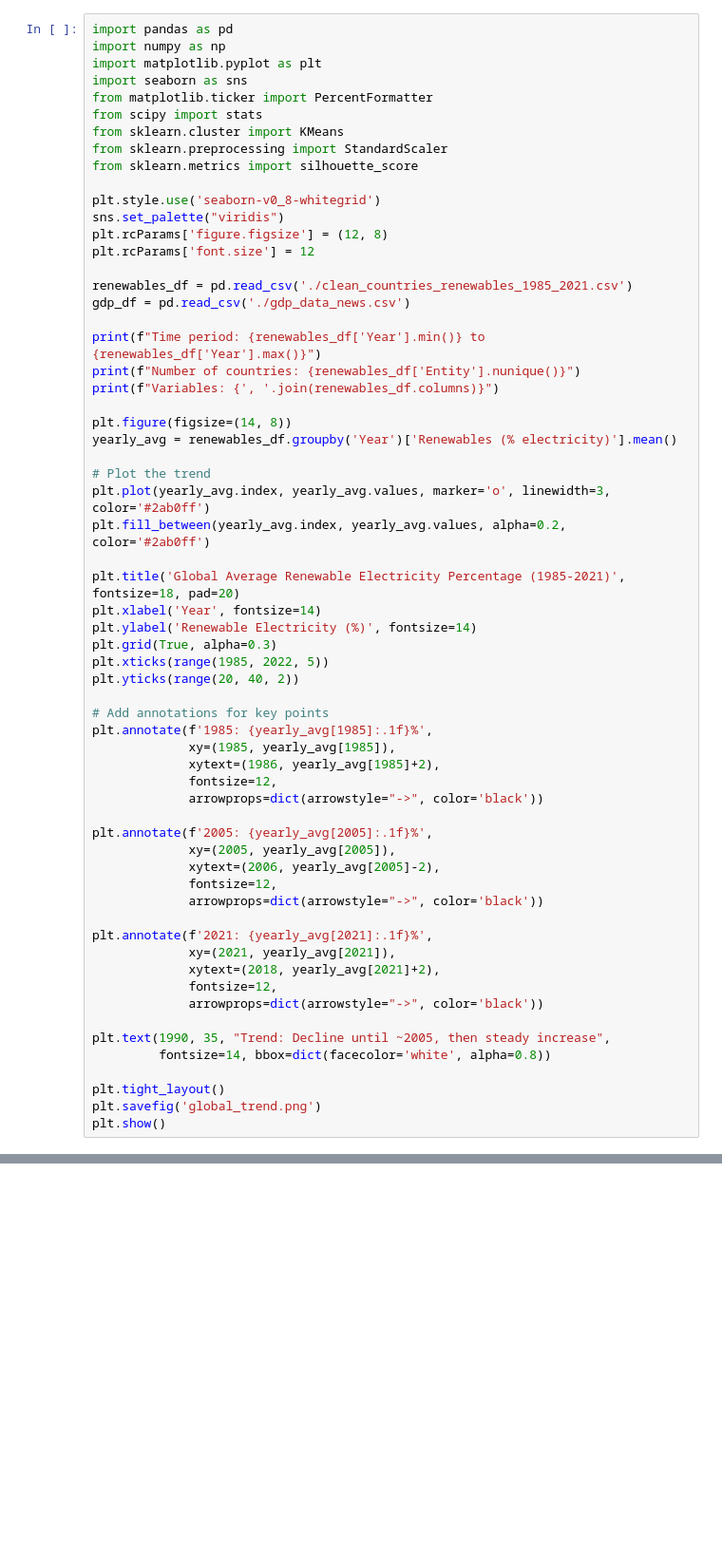
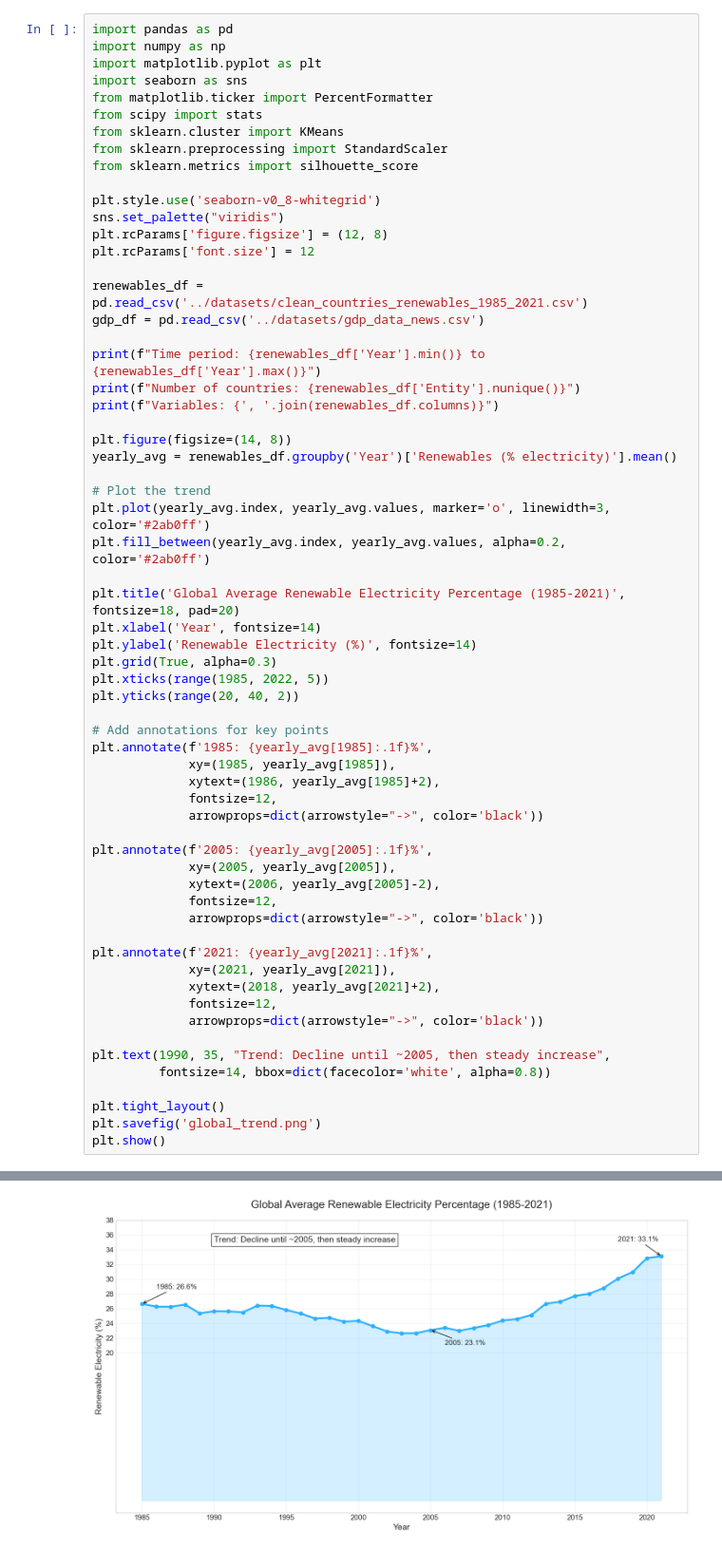
Before and after one commit to JakiEz/Renwable_Analysis, a Jupyter notebook: objective1/EDA_beofre_K.ipynb, the cells around one changed output, grey strips where cells are left out. Shown at 95% size. Drawn from its saved outputs; the diff is of its cells as text; blank space fills up the shorter version.

Commit message:
make datasets folder and change path

```diff
--- a/objective1/EDA_beofre_K.ipynb
+++ b/objective1/EDA_beofre_K.ipynb
@@ -14,8 +14,8 @@ sns.set_palette("viridis")
 plt.rcParams['figure.figsize'] = (12, 8)
 plt.rcParams['font.size'] = 12
 
-renewables_df = pd.read_csv('./clean_countries_renewables_1985_2021.csv')
-gdp_df = pd.read_csv('./gdp_data_news.csv')
+renewables_df = pd.read_csv('../datasets/clean_countries_renewables_1985_2021.csv')
+gdp_df = pd.read_csv('../datasets/gdp_data_news.csv')
 
 print(f"Time period: {renewables_df['Year'].min()} to {renewables_df['Year'].max()}")
 print(f"Number of countries: {renewables_df['Entity'].nunique()}")
@@ -65,3 +67,4 @@ Error:
+[figure, added]
 # %%
 #Top countries 2021
 top_countries_2021 = renewables_df[renewables_df['Year'] == 2021].sort_values(
```
Also changed, not shown: parts of 1 cell of this notebook, 32 other files.
